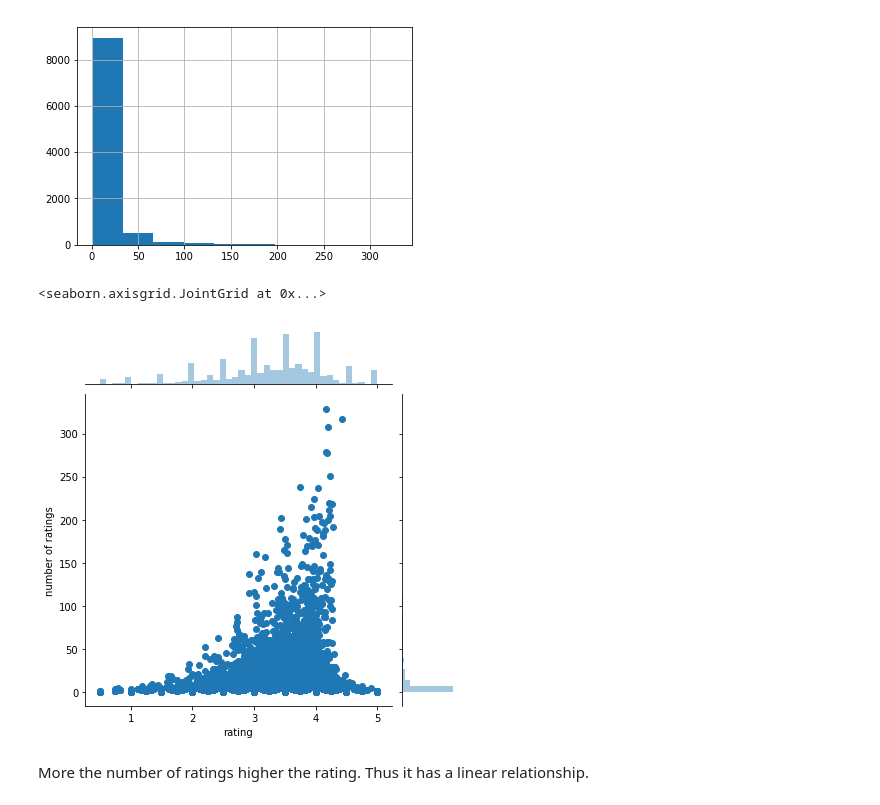
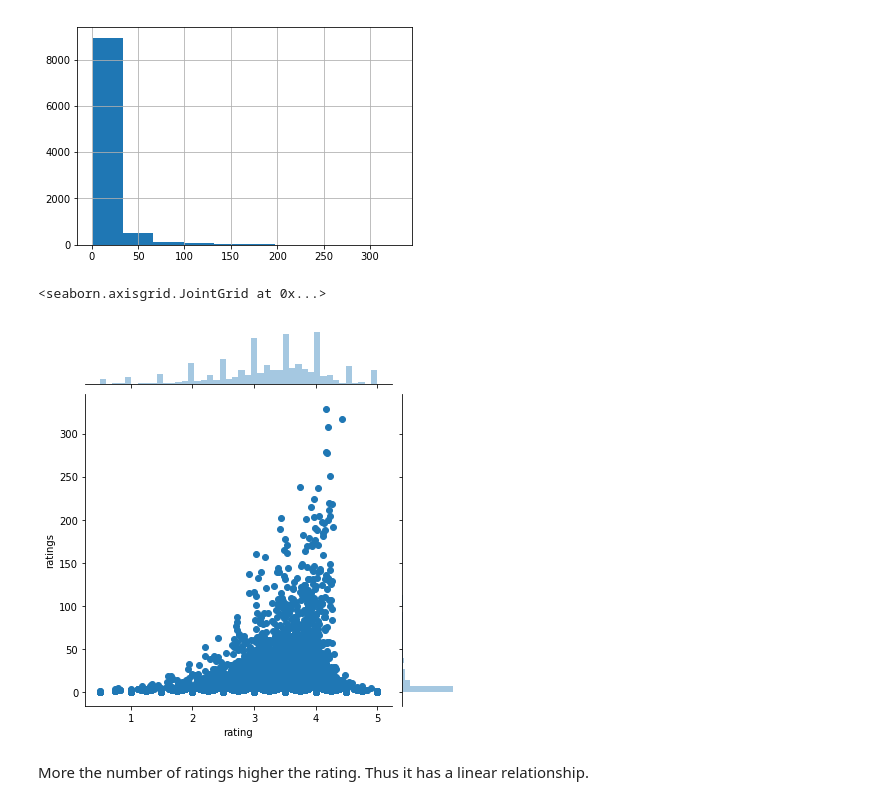
Before and after one commit to gaddamanil16/recommendation, a Jupyter notebook: Recommender_sys.ipynb, the cells around one changed output. Drawn from its saved outputs; the diff is of its cells as text; code cells hidden in the pictures.

```diff
--- a/Recommender_sys.ipynb
+++ b/Recommender_sys.ipynb
@@ -88,10 +99,10 @@ ratings_['number of ratings'].hist()
 [figure]
 # %%
 import seaborn as sns
-sns.jointplot(x='rating',y = 'number of ratings', data = ratings_)
+sns.jointplot(x='rating',y = 'ratings', data = ratings_)
 # %% [output]
 <seaborn.axisgrid.JointGrid at 0x...>
-[figure, old version]
+[figure, new version]
 # %% [markdown]
 More the number of ratings higher the rating. Thus it has a linear relationship.
 # %%
```
Also changed, not shown: parts of 15 cells of this notebook.
